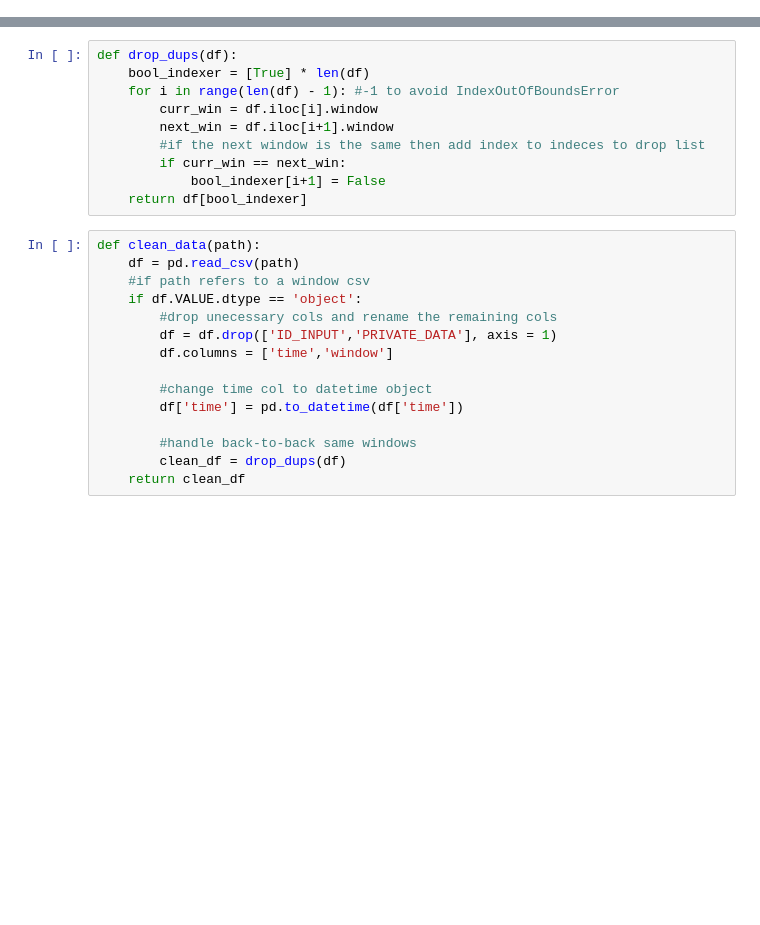
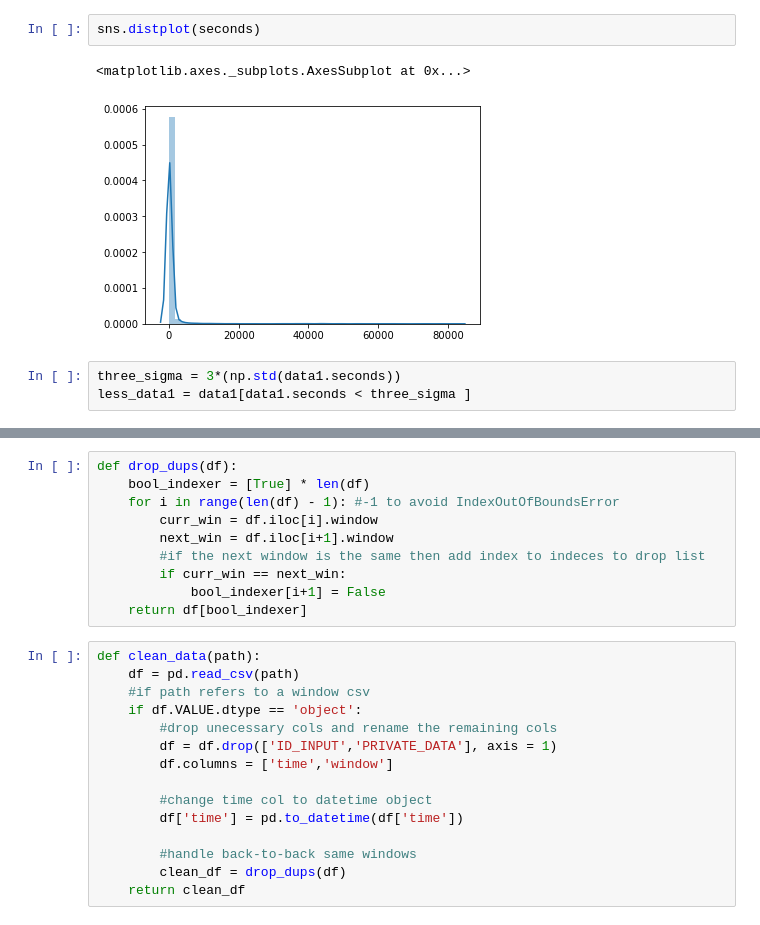
Before and after one commit to arjunsawhney1/DSC180A-Intel-Capstone, a Jupyter notebook: notebooks/RNN/rnn_eda.ipynb, the cells around one changed output, grey strips where cells are left out. Saved outputs shown, nothing was run; the diff lists cells and outputs as text; blank space fills up the shorter version.

```diff
--- a/notebooks/RNN/rnn_eda.ipynb
+++ b/notebooks/RNN/rnn_eda.ipynb
@@ -18,0 +46,8 @@ data.iloc[0].VALUE
+# %%
+sns.distplot(seconds)
+# %% [output]
+<matplotlib.axes._subplots.AxesSubplot at 0x...>
+[figure, added]
+# %%
+three_sigma = 3*(np.std(data1.seconds))
+less_data1 = data1[data1.seconds < three_sigma ]
```
Also changed, not shown: parts of 24 cells of this notebook, 10 other files.
